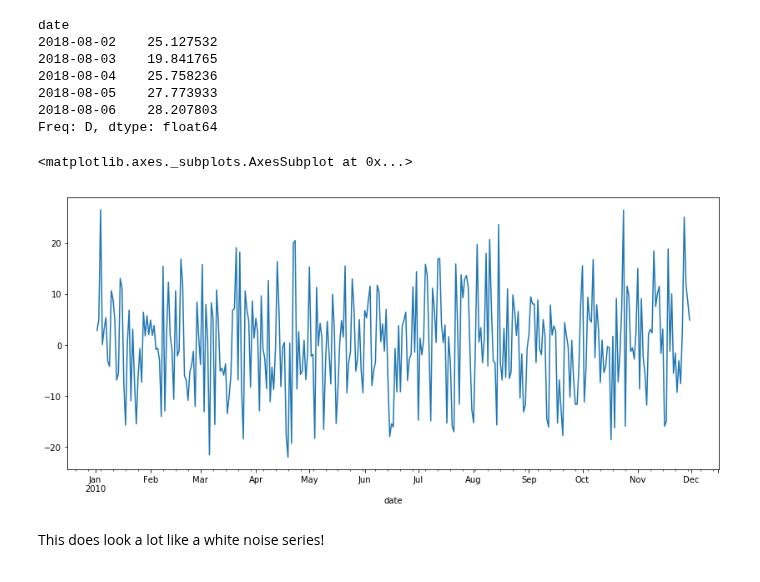
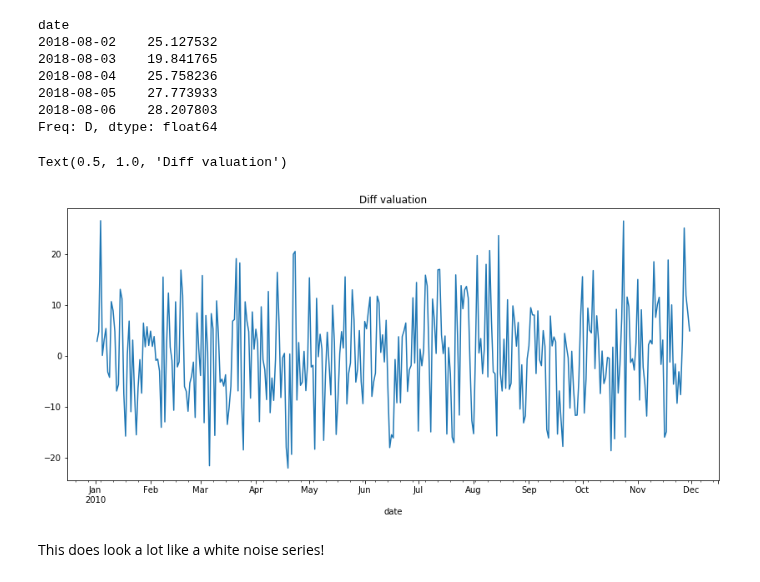
Before and after one commit to fleralle/dsc-basic-time-series-models-lab-houston-ds-042219, a Jupyter notebook: index.ipynb, the cells around one changed output. Saved outputs shown, nothing was run; the diff lists cells and outputs as text; code cells hidden in the pictures.

```diff
--- a/index.ipynb
+++ b/index.ipynb
@@ -217,9 +217,10 @@ Freq: D, dtype: float64
 # %%
 diff_ts = shifted_valuations_ts - valuations_ts
 diff_ts.plot(figsize=(14,6))
+plt.title('Diff valuation')
 # %% [output]
-<matplotlib.axes._subplots.AxesSubplot at 0x...>
+Text(0.5, 1.0, 'Diff valuation')
-[figure, old version]
+[figure, new version]
 # %% [markdown]
 This does look a lot like a white noise series!
 # %% [markdown]
```
